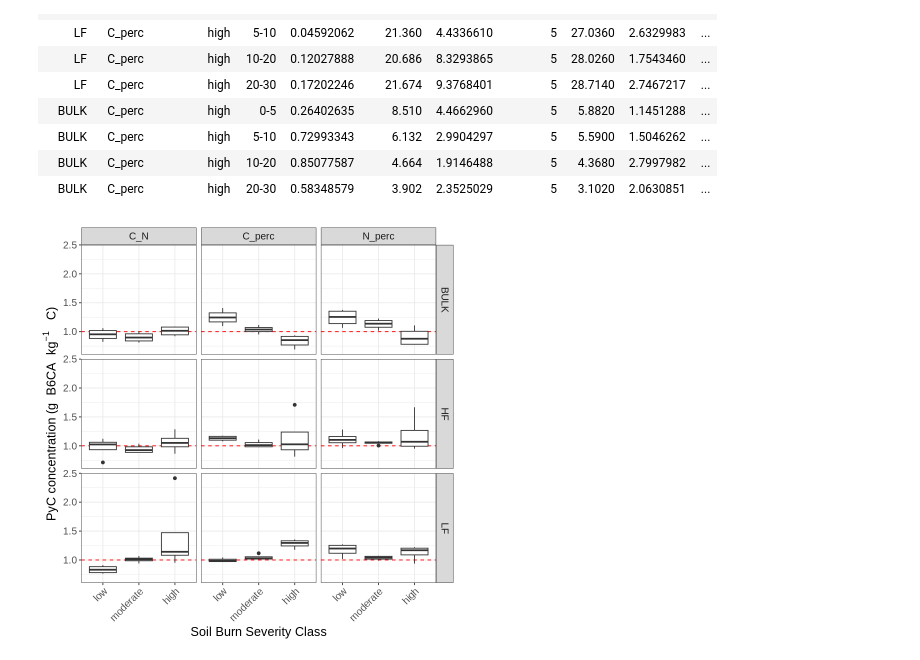
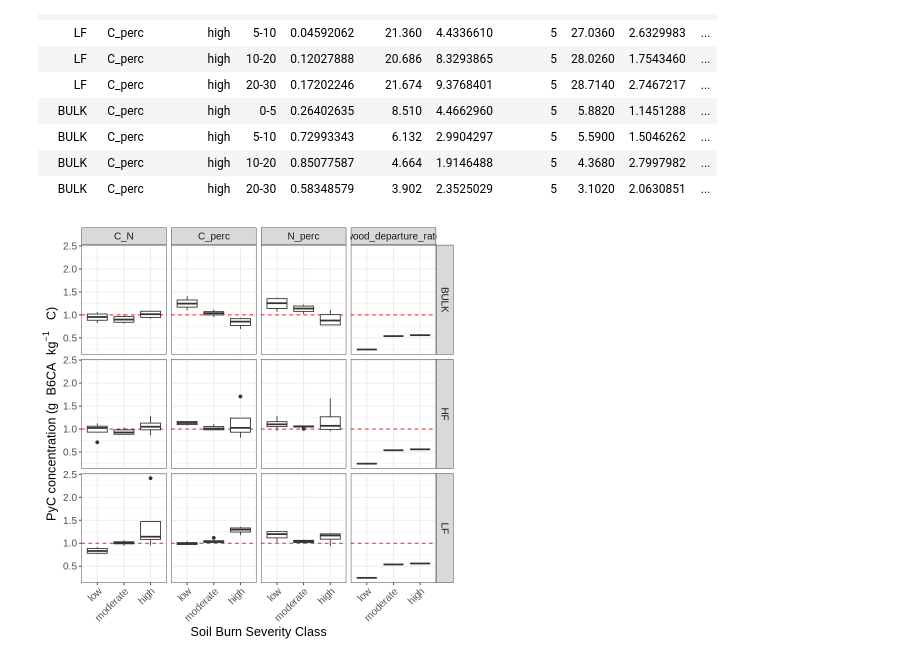
Before and after one commit to seismosmsr/hawaii_soils, a Jupyter notebook: BPCA_Notebook.ipynb, the cells around one changed output. Saved outputs shown, nothing was run; the diff lists cells and outputs as text; code cells hidden in the pictures.

```diff
--- a/BPCA_Notebook.ipynb
+++ b/BPCA_Notebook.ipynb
@@ -57,3 +70,5 @@ Saved locally as:
+# %%
+cwd_rate_table <- fread('/content/cwd_rate_table.csv')
 # %%
 SheetNames<-getSheetNames('/content/2024_holidayfarmfire.xlsx')
 print(SheetNames)
@@ -533,0 +599,3 @@ LF_stoic_dt[,lf_per_carb := C_perc*mass_proportion_recovered*g_kg]
+# %%
+names(data_list[['Soil Samples']]) <- c('site','Depth Increment',"depth_upper_cm","depth_lower_cm","Dry mass soil composite","Rock mass","Rock volume","Db","Notes")
+LF_stoic_dt <- merge(LF_stoic_dt,data_list[['Soil Samples']][,c('site',"depth_upper_cm","depth_lower_cm","Db")],by = c('site','depth_upper_cm','depth_lower_cm'))
@@ -533,0 +632,2 @@ LF_stoic_dt[,lf_per_carb := C_perc*mass_proportion_recovered*g_kg]
+# %%
+LF_stoic_dt <- LF_stoic_dt %>% merge(cwd_rate_table,by='site')
@@ -536,7 +644,7 @@ t_tests_dt <-
 c('HF','LF','BULK') %>%
 lapply(function(frac){
 # c('g_kg','C_N','C_perc','N_perc','mass_proportion_recovered','lf_per_carb') %>%
-c('C_N','C_perc','N_perc' ) %>%
+c('C_N','C_perc','N_perc','carbon_stock','wood_departure_rate' ) %>%
 lapply(function(variable){
 c('H','M','L') %>%
 lapply(function(group){
@@ -545,9 +653,8 @@ exp_dt <- LF_stoic_dt[fraction == frac][exp_group ==group][burn_severity!='contr
 
 exp_dt$Depth %>% levels %>%
 lapply(function(y){
-print(c(frac,variable,unique(exp_dt$burn_severity)))
-# print(c(length(control_dt[fraction == frac][Depth==y][[variable]]),length(exp_dt[fraction == frac][Depth==y][[variable]])))
-t_result <- t.test(control_dt[fraction == frac][Depth==y][[variable]] %>%unique,exp_dt[fraction == frac][Depth==y][[variable]]%>%unique)
+
+t_result <- t.test(control_dt[fraction == frac][Depth==y][[variable]] ,exp_dt[fraction == frac][Depth==y][[variable]] )
 data.table(fraction=frac,
           variable=variable,
           burn_severity = unique(exp_dt$burn_severity),
@@ -665,21 +766,21 @@ A data.table: 12 × 14
 | BULK | C_perc | high | 10-20 | 0.85077587 | 4.664 | 1.9146488 | 5 | 4.3680 | 2.7997982 | ... |
 | BULK | C_perc | high | 20-30 | 0.58348579 | 3.902 | 2.3525029 | 5 | 3.1020 | 2.0630851 | ... |
 # %%
-t_tests_dt[variable %in% c( 'C_N','C_perc','N_perc' )] %>%
+t_tests_dt[variable %in% c( 'C_N','C_perc','N_perc','wood_departure_rate')] %>%
 ggplot(aes(x = burn_severity, y =exp_m_norm,group=burn_severity)) +
   geom_hline(yintercept = 1,color='red',linetype = 'dashed')+
   geom_boxplot() +
   # geom_point(aes(y=exp_m_norm),color='red')+
   # geom_errorbar(aes(ymin = exp_m_norm-(exp_m_norm_sd/sqrt(4), ymax = (exp_m_norm+exp_m_norm_sd)/sqrt(4)), width = 0.2)+
   #(bquote('Mean light fraction soil carbon content ('*mg~ 'C' ~g^-1~'soil'*')'))
   ylab(bquote('PyC concentration ('*g~ 'B6CA'~kg^-1~' C'*')'))+
   xlab('Soil Burn Severity Class') +
       theme_bw()+
       theme(text = element_text(size=15),axis.text.x = element_text(angle = 45, hjust=1)) +
   # ylim(0,5)+
   # geom_signif(aes(),comparisons = list(c(1,2),c(1,3),c(2,3)),
   #           map_signif_level=TRUE,step_increase=.05) +
   facet_grid(fraction~variable) +
   coord_cartesian(expand=TRUE)
 # %% [output]
-[figure, old version]
+[figure, new version]
```
Also changed, not shown: parts of 23 cells of this notebook.
